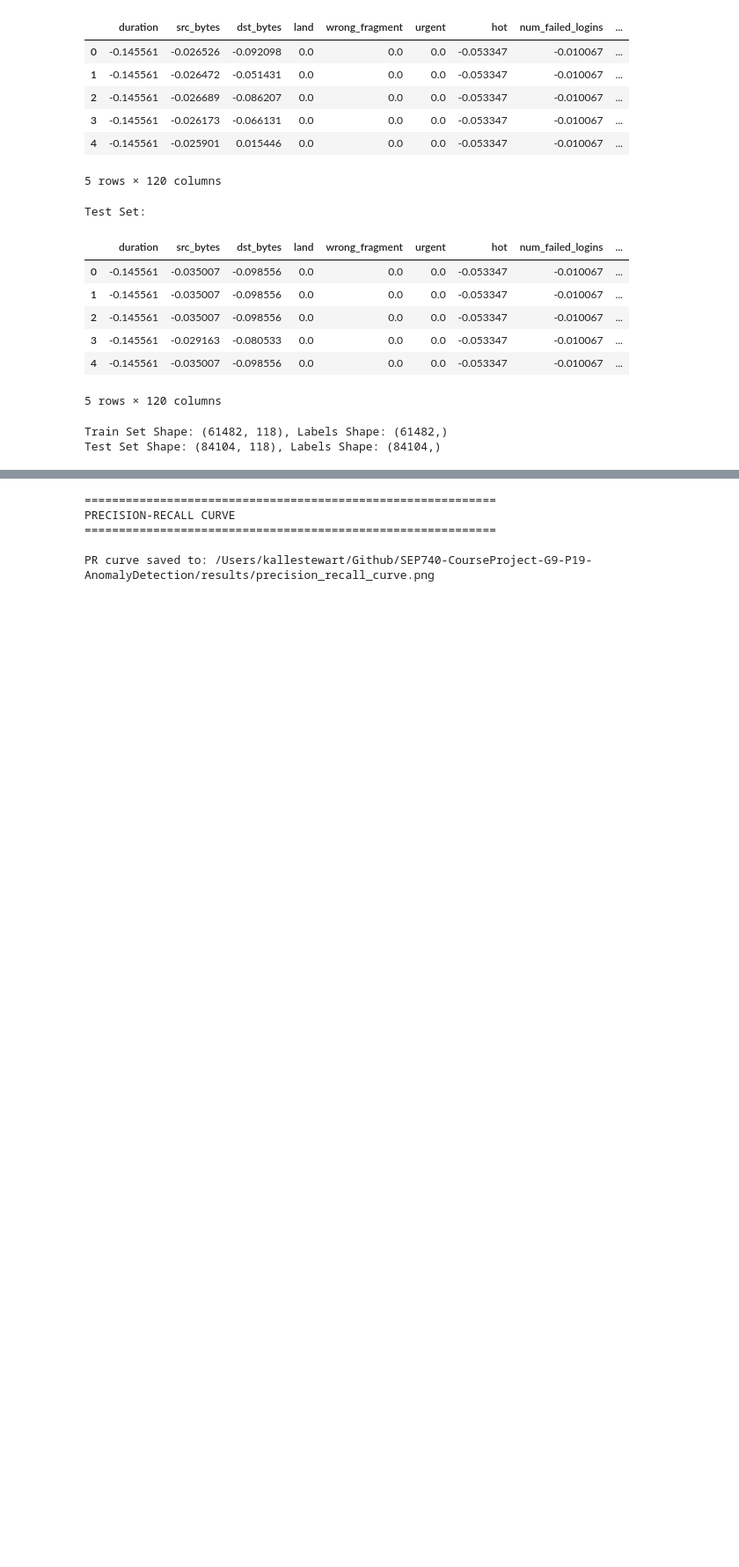
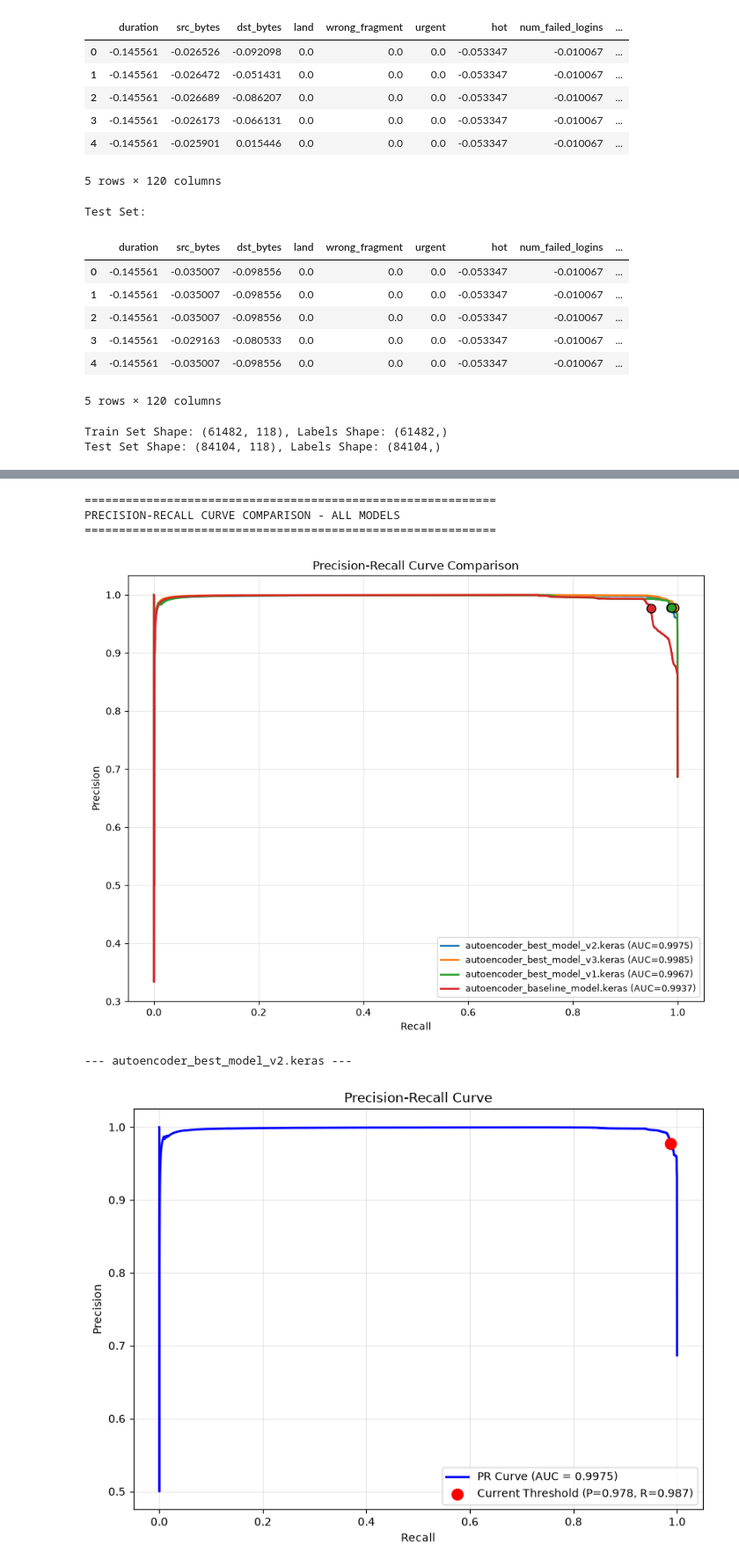
Before and after one commit to KalleStew/SEP740-Project19-AnomalyDetection, a Jupyter notebook: notebooks/04_EvaluationVisualization.ipynb, the cells around one changed output, grey strips where cells are left out. Shown at 88% size. Saved outputs shown, nothing was run; the diff lists cells and outputs as text; code cells hidden in the pictures; blank space fills up the shorter version.

```diff
--- a/notebooks/04_EvaluationVisualization.ipynb
+++ b/notebooks/04_EvaluationVisualization.ipynb
@@ -505,38 +456,30 @@ The current operating point (threshold) is marked on the curve.
 # %%
 # =============================================================================
-# SECTION 4: PRECISION-RECALL CURVE
+# SECTION 4: PRECISION-RECALL CURVE COMPARISON - ALL MODELS
 # =============================================================================
 
-pr_plot_path = results_dir / 'precision_recall_curve.png'
+print("=" * 60)
+print("PRECISION-RECALL CURVE COMPARISON - ALL MODELS")
+print("=" * 60)
 
-if RUN_MODE:
-    print("=" * 60)
-    print("PRECISION-RECALL CURVE")
-    print("=" * 60)
+# Single overlay figure comparing PR curves across all models
+plot_precision_recall_curve_comparison(
+    y_test=y_test,
+    model_errors=model_data,
+)
 
+# Individual full-size PR curve for each model
+for model_name, data in model_data.items():
+    print(f"\n--- {model_name} ---")
     plot_precision_recall_curve(
         y_test=y_test,
-        test_errors=test_errors,
-        threshold=threshold,
-        save_path=pr_plot_path
+        test_errors=data['test_errors'],
+        threshold=data['threshold'],
     )
-    print(f"\nPR curve saved to: {pr_plot_path}")
-
-else:
-    print("=" * 60)
-    print("LOADING PR CURVE PLOT")
-    print("=" * 60)
-
-    from IPython.display import Image, display
-    if pr_plot_path.exists():
-        display(Image(filename=str(pr_plot_path)))
-        print(f"Loaded plot from: {pr_plot_path}")
-    else:
-        print(f"Plot not found at: {pr_plot_path}")
-        print("Run with RUN_MODE=True first to generate visualizations.")
 # %% [output]
 ============================================================
-PRECISION-RECALL CURVE
+PRECISION-RECALL CURVE COMPARISON - ALL MODELS
 ============================================================
-
-PR curve saved to: /Users/kallestewart/Github/SEP740-CourseProject-G9-P19-AnomalyDetection/results/precision_recall_curve.png
+[figure, added]
+--- autoencoder_best_model_v2.keras ---
+[figure, added]
```
Also changed, not shown: parts of 22 cells of this notebook, 15 other files.
